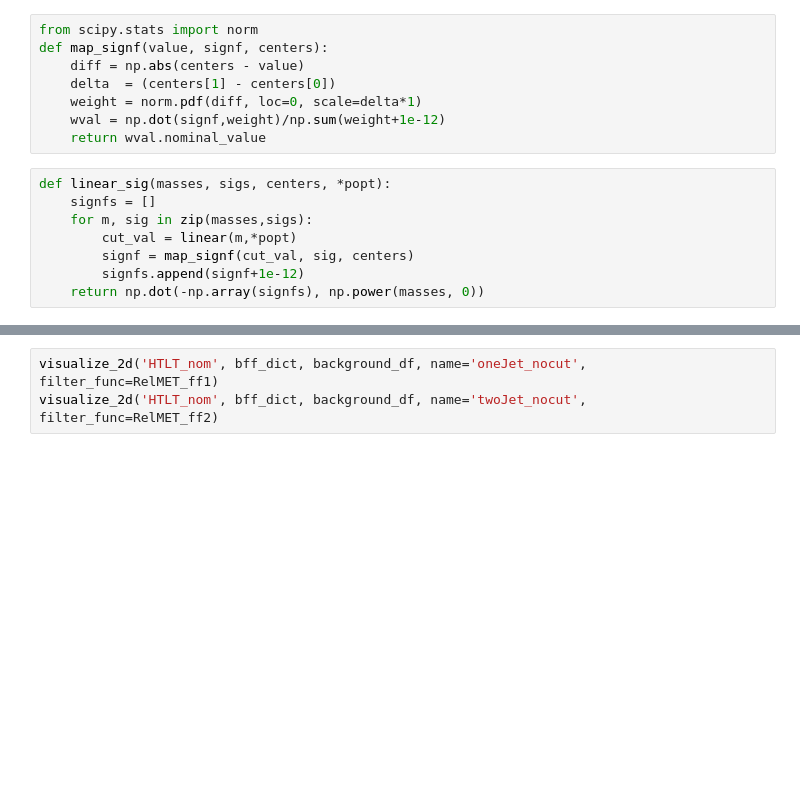
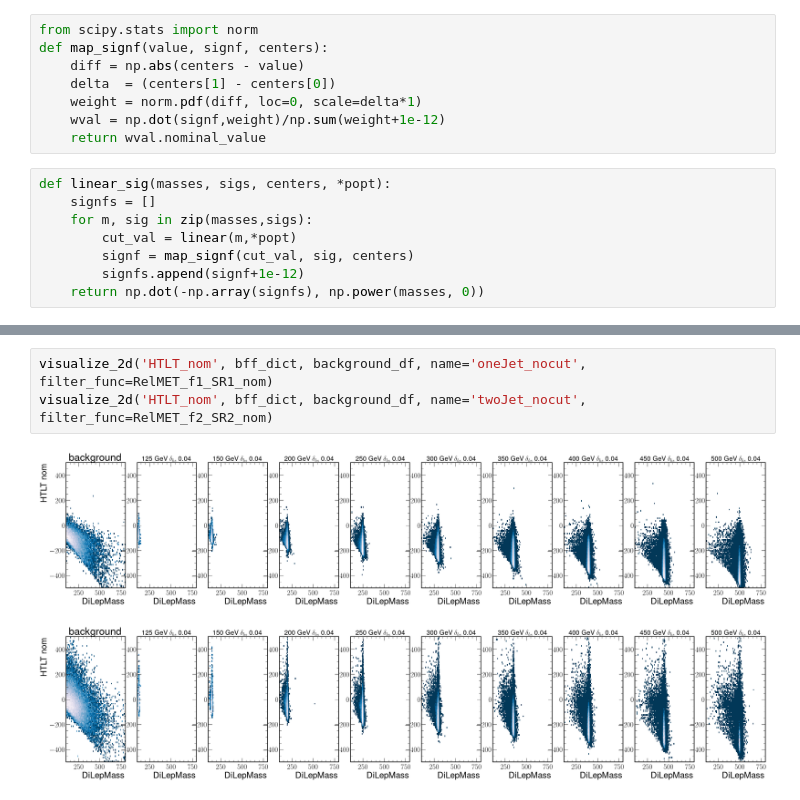
Before and after one commit to rymuelle/bff_plotting_code_v3, a Jupyter notebook: optimize_2d_cuts.ipynb, the cells around one changed output, grey strips where cells are left out. Cells and saved outputs as stored; diff of their text form; blank space fills up the shorter version.

```diff
--- a/optimize_2d_cuts.ipynb
+++ b/optimize_2d_cuts.ipynb
@@ -221,4 +325,7 @@ popt_htlt_2 = plot_opt_sig('HTLT_nom',bff_dict, background_df,filter_func=RelMET
 # %%
-visualize_2d('HTLT_nom', bff_dict, background_df, name='oneJet_nocut', filter_func=RelMET_ff1)
-visualize_2d('HTLT_nom', bff_dict, background_df, name='twoJet_nocut', filter_func=RelMET_ff2)
+visualize_2d('HTLT_nom', bff_dict, background_df, name='oneJet_nocut', filter_func=RelMET_f1_SR1_nom)
+visualize_2d('HTLT_nom', bff_dict, background_df, name='twoJet_nocut', filter_func=RelMET_f2_SR2_nom)
+# %% [output]
+[figure, added]
+[figure, added]
 # %%
```
Also changed, not shown: parts of 32 cells of this notebook, 1 other file.
